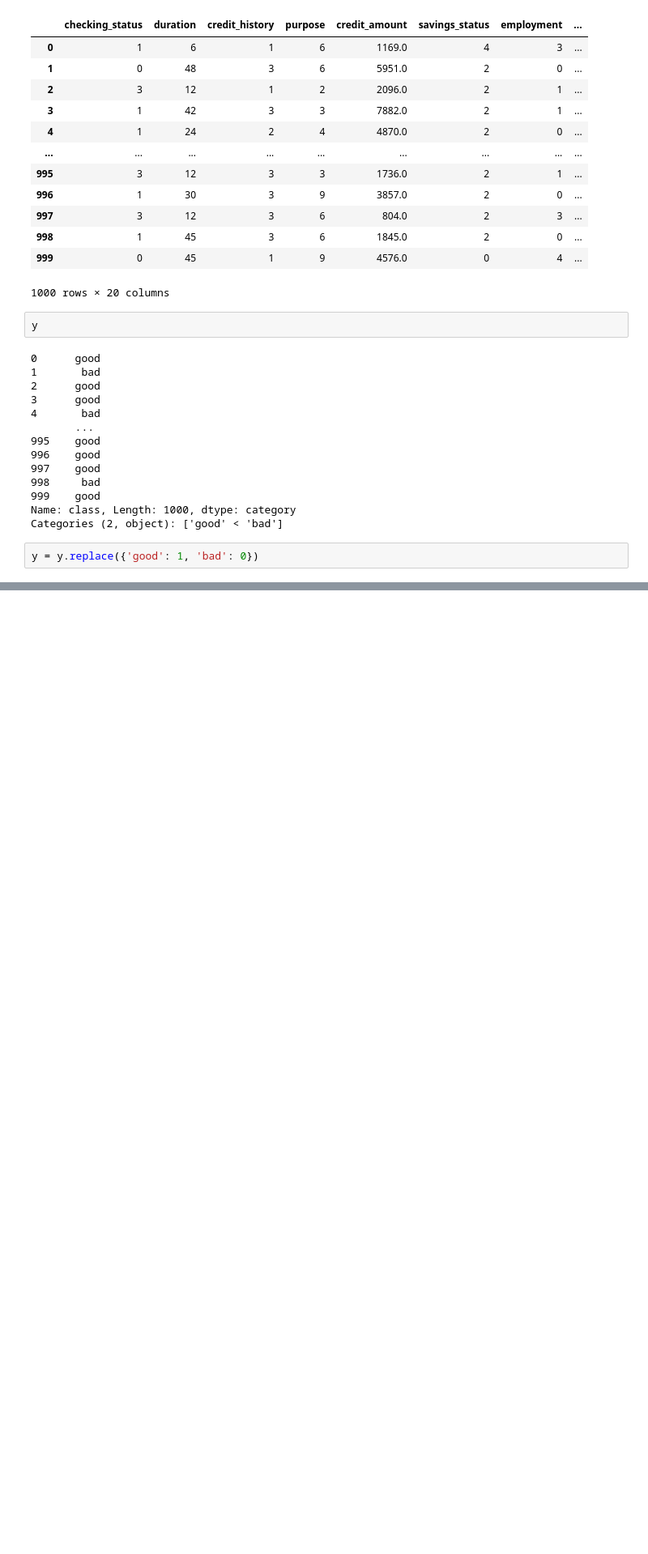
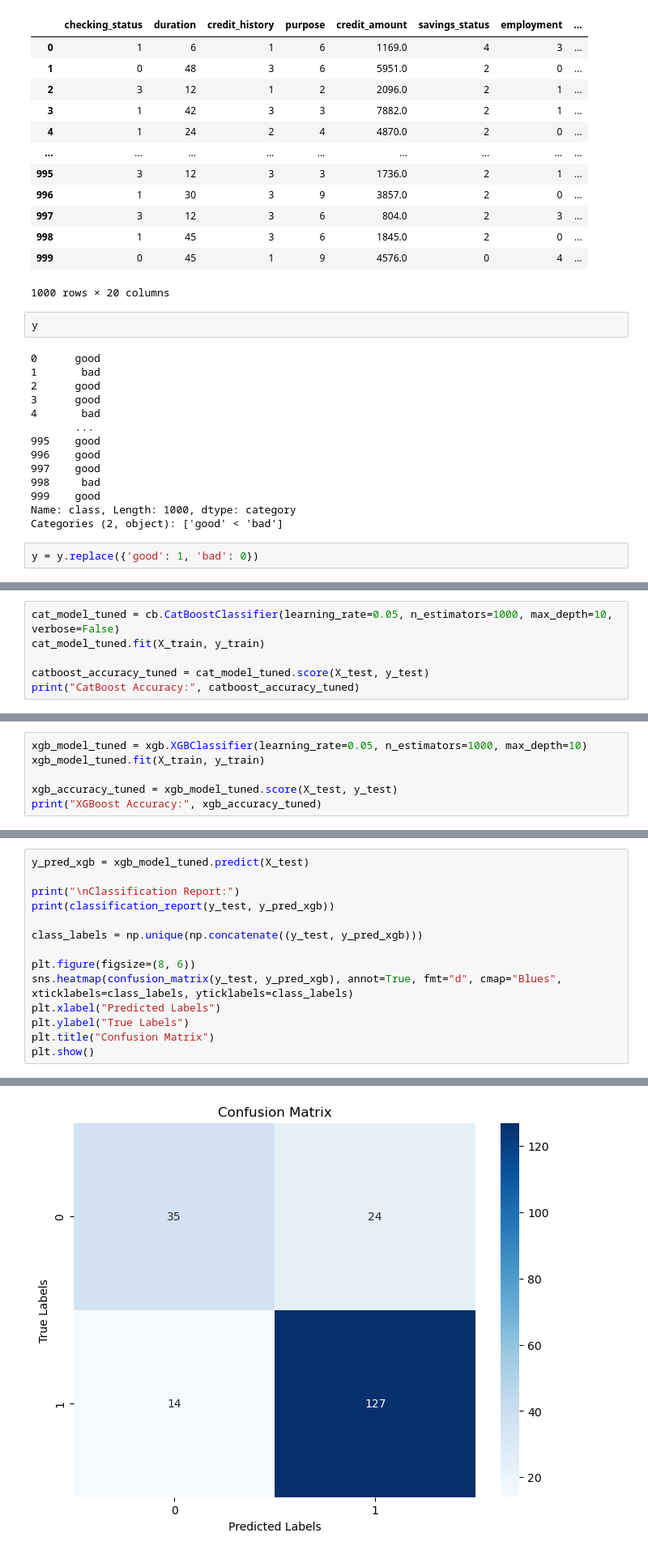
Before and after one commit to Tiabet/ML-DM-3-1-, a Jupyter notebook: MLDM/Team Project/ProjectCode.ipynb, the cells around one changed output, grey strips where cells are left out. Shown: that part at 81% size. Saved outputs shown, nothing was run; the diff lists cells and outputs as text; blank space fills up the shorter version.

```diff
--- a/MLDM/Team Project/ProjectCode.ipynb
+++ b/MLDM/Team Project/ProjectCode.ipynb
@@ -102,0 +115,6 @@ XGBoost Accuracy: 0.835
+# %%
+cat_model_tuned = cb.CatBoostClassifier(learning_rate=0.05, n_estimators=1000, max_depth=10, verbose=False)
+cat_model_tuned.fit(X_train, y_train)
+
+catboost_accuracy_tuned = cat_model_tuned.score(X_test, y_test)
+print("CatBoost Accuracy:", catboost_accuracy_tuned)
@@ -102,0 +123,6 @@ XGBoost Accuracy: 0.835
+# %%
+xgb_model_tuned = xgb.XGBClassifier(learning_rate=0.05, n_estimators=1000, max_depth=10)
+xgb_model_tuned.fit(X_train, y_train)
+
+xgb_accuracy_tuned = xgb_model_tuned.score(X_test, y_test)
+print("XGBoost Accuracy:", xgb_accuracy_tuned)
@@ -102,0 +158,15 @@ XGBoost Accuracy: 0.835
+# %%
+y_pred_xgb = xgb_model_tuned.predict(X_test)
+
+print("\nClassification Report:")
+print(classification_report(y_test, y_pred_xgb))
+
+class_labels = np.unique(np.concatenate((y_test, y_pred_xgb)))
+
+plt.figure(figsize=(8, 6))
+sns.heatmap(confusion_matrix(y_test, y_pred_xgb), annot=True, fmt="d", cmap="Blues", xticklabels=class_labels, yticklabels=class_labels)
+plt.xlabel("Predicted Labels")
+plt.ylabel("True Labels")
+plt.title("Confusion Matrix")
+plt.show()
+# %% [output]
@@ -102,0 +182 @@ XGBoost Accuracy: 0.835
+[figure, added]
```
Also changed, not shown: parts of 17 cells of this notebook, 4 other files.
